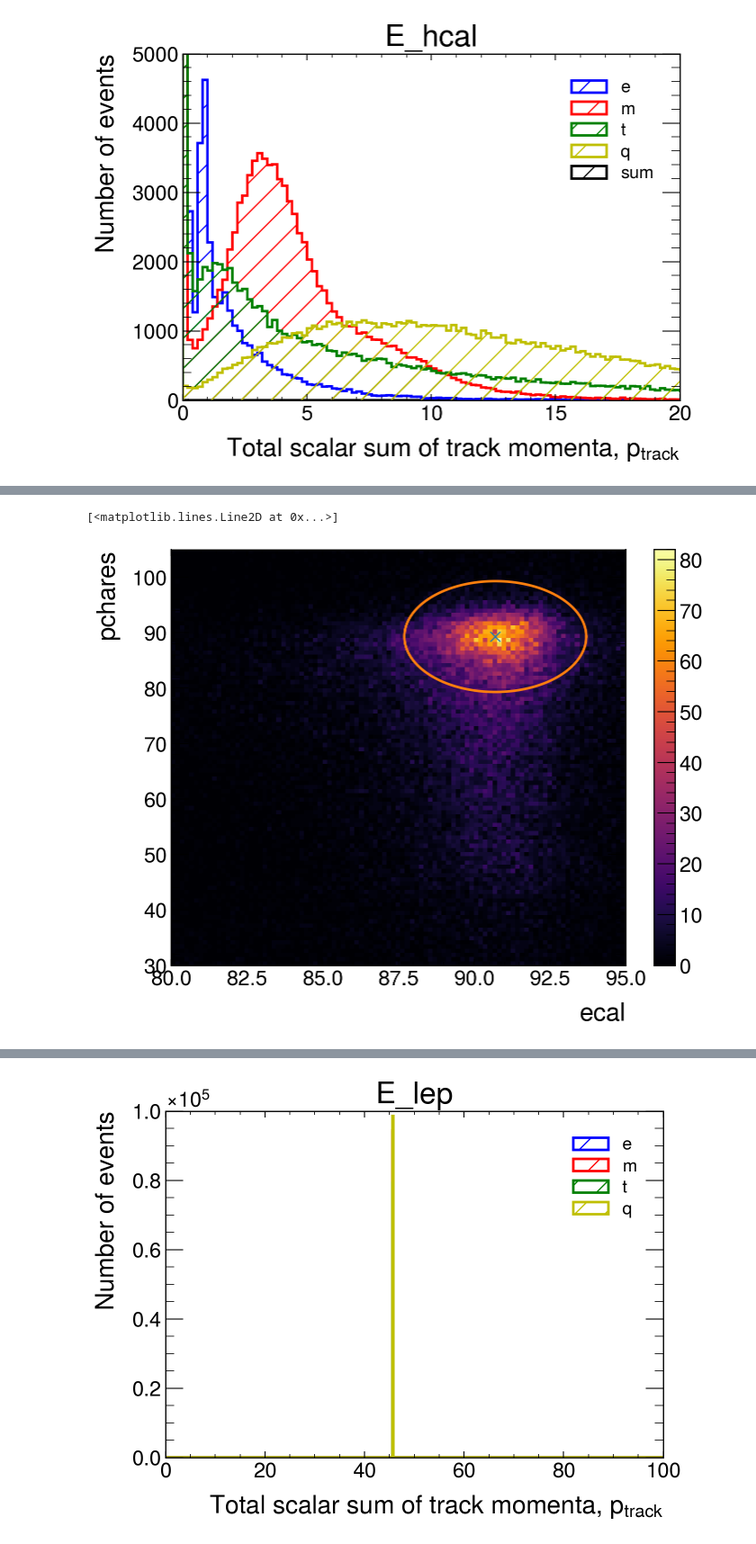
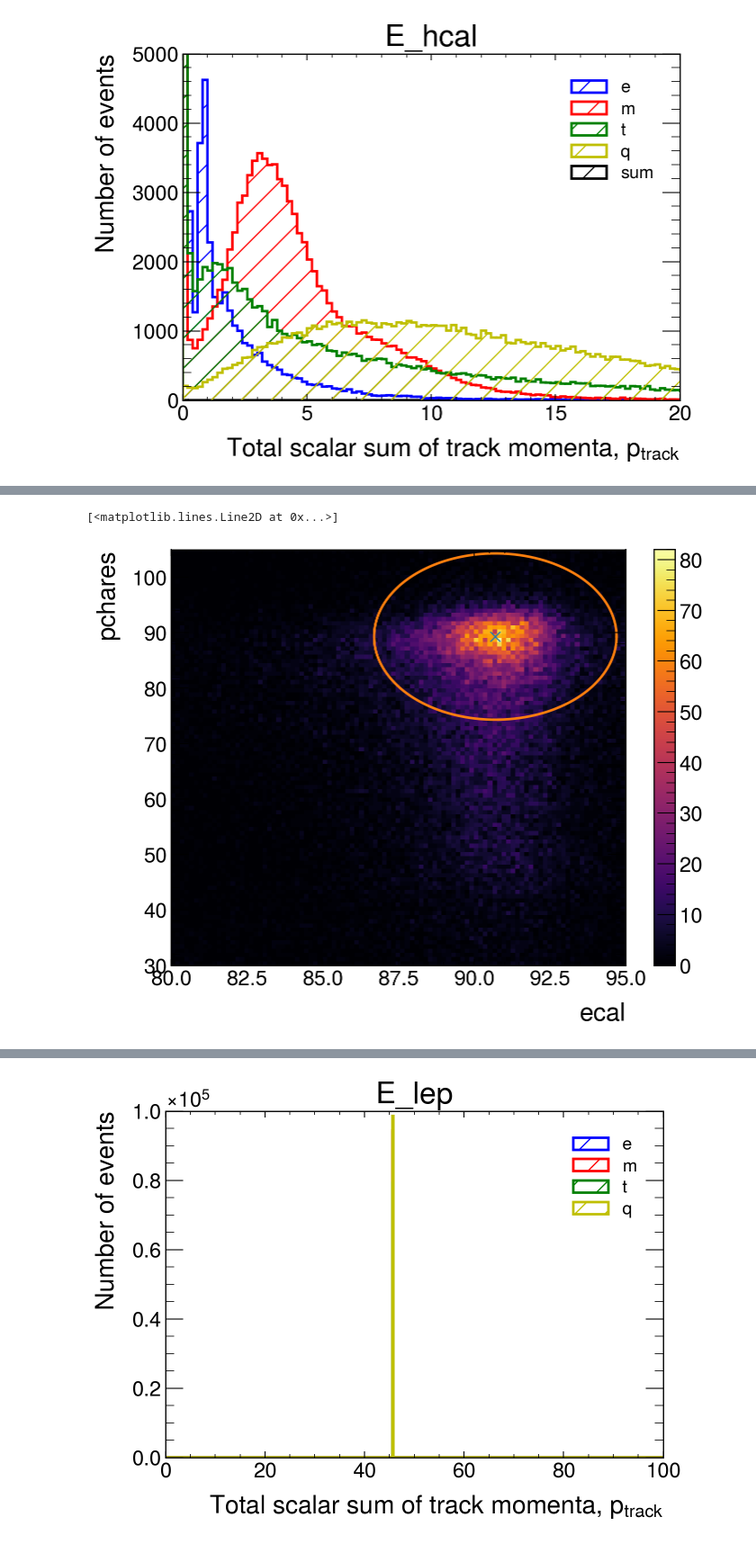
Before and after one commit to lukasg96/z0-precisionmeasurement, a Jupyter notebook: z0_experiment.ipynb, the cells around one changed output, grey strips where cells are left out. Shown at 90% size. Cells and saved outputs as stored; diff of their text form; code cells hidden in the pictures.

```diff
--- a/z0_experiment.ipynb
+++ b/z0_experiment.ipynb
@@ -369,21 +354,21 @@ def pol2cart(rho, phi):
 # %%
 xedges = np.linspace(80,95,100)
 yedges = np.linspace(30,105,100)
 phi =np.linspace(0,2*np.pi,1000)
-r = ellipsis(phi, b= 10, a=3)
+r = ellipsis(phi, b= 15, a=4)
 x ,y = pol2cart(r,phi)
 plt.hist2d(eecal[0],pchares[0], bins=(xedges, yedges),cmap = 'inferno')
 
 plt.colorbar()
 plt.xlabel('ecal')
 plt.ylabel('pchares')
 plt.plot(90.7,89.3, marker = 'x')
 
 
 plt.plot(x,y)
 # %% [output]
 [<matplotlib.lines.Line2D at 0x...>]
-[figure, old version]
+[figure, new version]
 # %%
 xedges = np.linspace(0,20,100)
 yedges = np.linspace(0,100,100)
```
Also changed, not shown: parts of 20 cells of this notebook.
